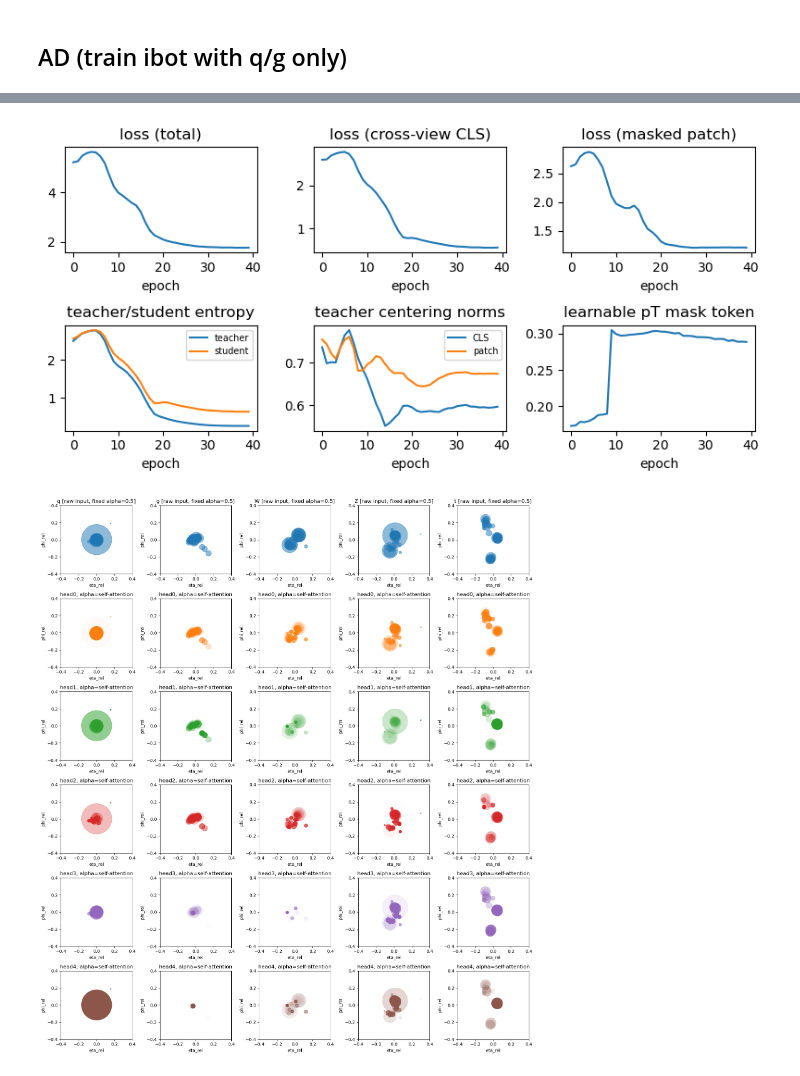
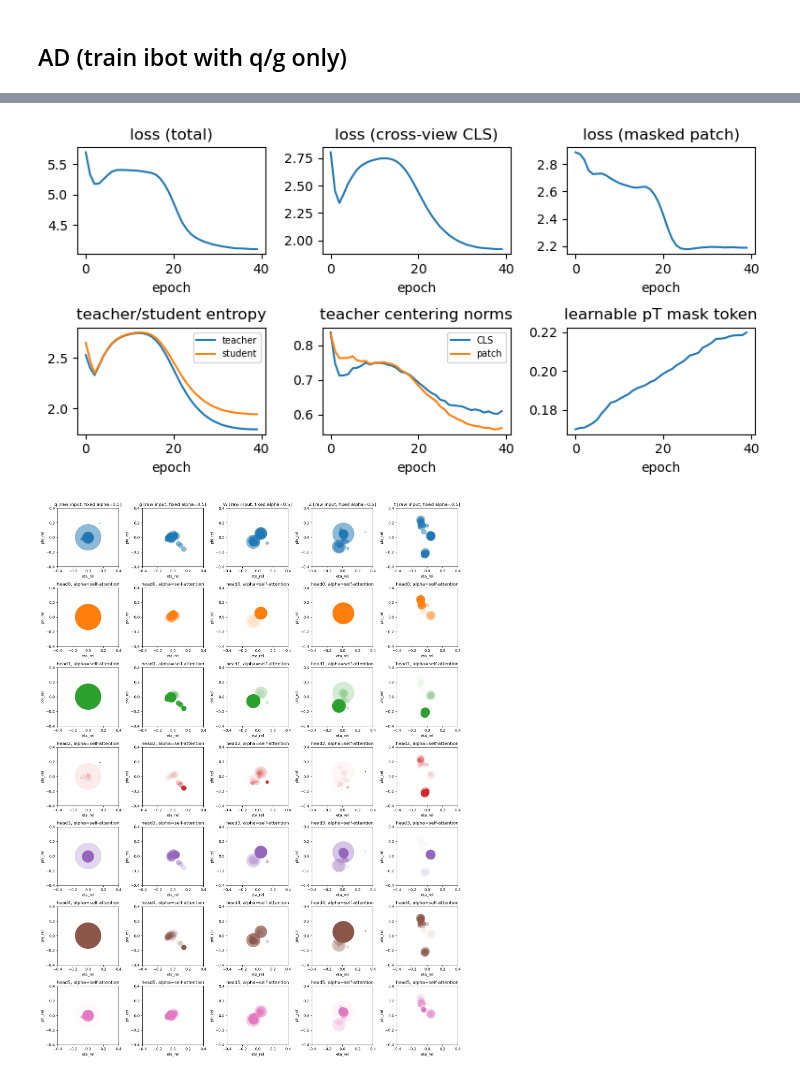
Before and after one commit to hftsoi/ssl_ad, a Jupyter notebook: ibot.ipynb, the cells around one changed output, grey strips where cells are left out. Cells and saved outputs as stored; diff of their text form; code cells hidden in the pictures.

```diff
--- a/ibot.ipynb
+++ b/ibot.ipynb
@@ -42,7 +42,7 @@ np.random.shuffle(indices)
 x_all = x_all[indices]
 y_all = y_all[indices]
 
-n_train = 200000
+n_train = 300000
 n_val = 1000
 #n_test = x_all.shape[0] - n_train - n_val
 n_test = 100000
@@ -275,9 +275,9 @@ def build_proj_head(d_in, d_proj, name):
     head.build((None, None, d_in))
     return head
 
-d_model=64
-n_heads=5
-n_layers=5
+d_model=32
+n_heads=6
+n_layers=2
 d_proj=32
 
 student = build_backbone(d_model=d_model, n_heads=n_heads, n_layers=n_layers)
@@ -875,9 +871,9 @@ plt.show()
 # --- classifier on backbone embedding (no fine tuning) vs standalone classifier
 def build_mlp(dim_in, n_classes=5, name="mlp"):
     x_in = Input(shape=(dim_in,))
-    x = Dense(dim_in*3, activation='relu')(x_in)
+    x = Dense(dim_in*2, activation='relu')(x_in)
     x = Dropout(0.2)(x)
-    x = Dense(dim_in*3, activation='relu')(x)
+    x = Dense(dim_in*1, activation='relu')(x)
     x = Dropout(0.2)(x)
     x = Dense(n_classes, activation='softmax')(x)
     return tf.keras.models.Model(x_in, x, name=name)
@@ -899,7 +895,7 @@ model_standalone = tf.keras.models.Model(x_in, x_out, name="standalone_backbone_
 model_standalone.compile(optimizer=keras.optimizers.Adam(learning_rate=1e-3), loss='categorical_crossentropy', metrics=['accuracy'])
 
 epochs = 30
-batch = 256
+batch = 1024
 model.fit(x_train, y_train, validation_data=(x_val, y_val), epochs=epochs, batch_size=batch)
 model_standalone.fit(x_train, y_train, validation_data=(x_val, y_val), epochs=epochs, batch_size=batch)
 # %% [output]
@@ -1122,7 +1116,7 @@ center_patch_ad = tf.Variable(tf.zeros([d_proj]), trainable=False)
 
 history_ibot_2class = train_ibot(x_train=x_train_normal,
                                  epochs=40,
-                                 batch_size=256,
+                                 batch_size=1024,
                                  #optimizer=keras.optimizers.AdamW(learning_rate=1e-3, weight_decay=1e-4),
                                  optimizer=keras.optimizers.Adam(learning_rate=1e-3),
                                  ema_tau=0.996,
@@ -1186,8 +1180,8 @@ epoch 40/40 | loss(total)=1.778; loss(cls)=0.565; loss(patch)=1.213; entropy(tea
-[figure, old version]
+[figure, new version]
 # %%
 plot_attention(transformer=student_ad, n_heads=n_heads, n_layers=n_layers)
 # %% [output]
-[figure, old version]
+[figure, new version]
 # %%
 plot_softmax_prob_cls(n_samples=5000,
                       student=student_ad, teacher=teacher_ad,
```
Also changed, not shown: parts of 20 cells of this notebook.
